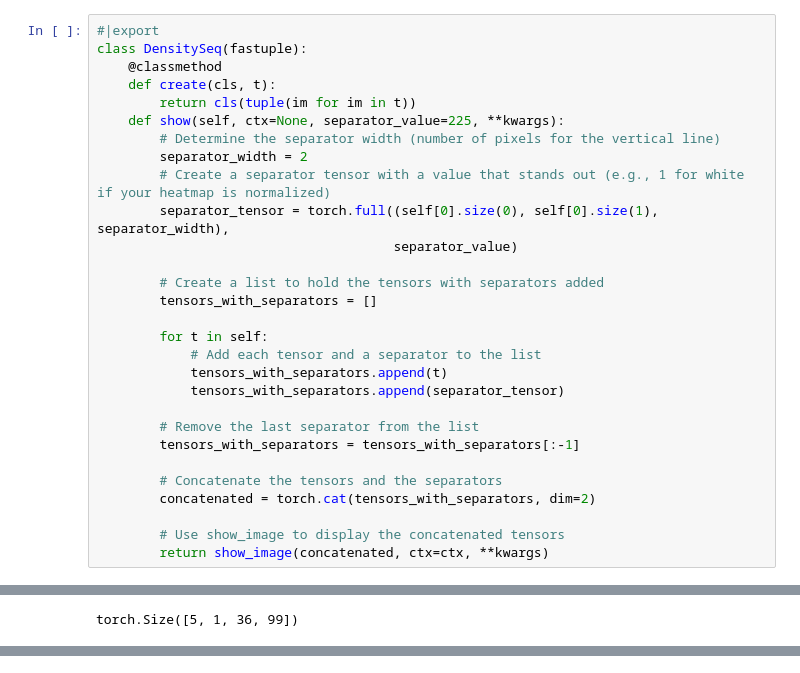
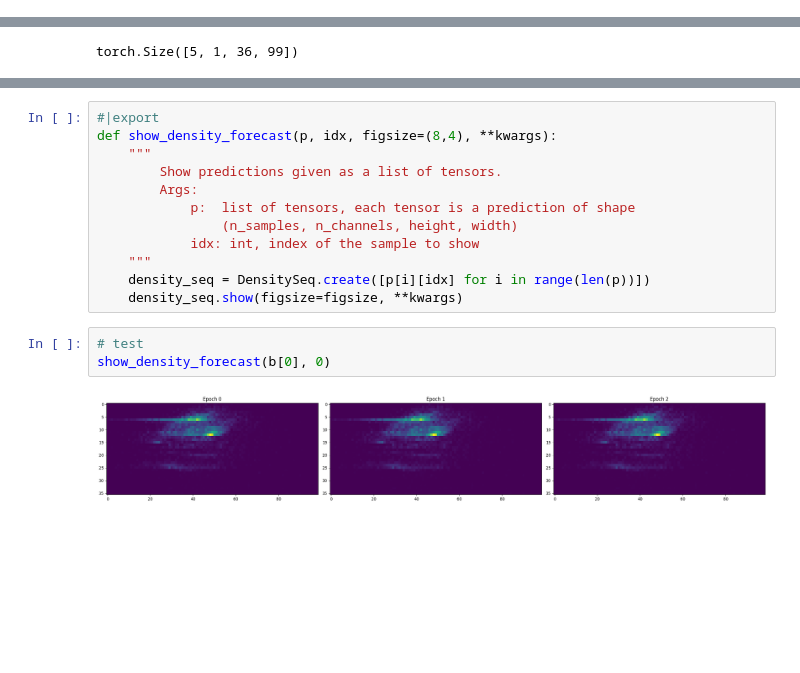
Before and after one commit to ARCLab-MIT/mocat-ml, a Jupyter notebook: nbs_lib/data.ipynb, the cells around one changed output, grey strips where cells are left out. Cells and saved outputs as stored; diff of their text form; blank space fills up the shorter version.

```diff
--- a/nbs_lib/data.ipynb
+++ b/nbs_lib/data.ipynb
@@ -101,32 +153,3 @@ ds_fixed = [ds[i] for i in range(2)]
 # As a Transform
 
 > Refactor into fastai compatible transform
-# %%
-#|export
-class DensitySeq(fastuple):
-    @classmethod
-    def create(cls, t):
-        return cls(tuple(im for im in t))
-    def show(self, ctx=None, separator_value=225, **kwargs):
-        # Determine the separator width (number of pixels for the vertical line)
-        separator_width = 2
-        # Create a separator tensor with a value that stands out (e.g., 1 for white if your heatmap is normalized)
-        separator_tensor = torch.full((self[0].size(0), self[0].size(1), separator_width),
-                                      separator_value)
-
-        # Create a list to hold the tensors with separators added
-        tensors_with_separators = []
-
-        for t in self:
-            # Add each tensor and a separator to the list
-            tensors_with_separators.append(t)
-            tensors_with_separators.append(separator_tensor)
-
-        # Remove the last separator from the list
-        tensors_with_separators = tensors_with_separators[:-1]
-
-        # Concatenate the tensors and the separators
-        concatenated = torch.cat(tensors_with_separators, dim=2)
-
-        # Use show_image to display the concatenated tensors
-        return show_image(concatenated, ctx=ctx, **kwargs)
@@ -184,0 +254,17 @@ dls.show_batch()
+# %%
+#|export
+def show_density_forecast(p, idx, figsize=(8,4), **kwargs):
+    """
+        Show predictions given as a list of tensors.
+        Args:
+            p:  list of tensors, each tensor is a prediction of shape
+                (n_samples, n_channels, height, width)
+            idx: int, index of the sample to show
+    """
+    density_seq = DensitySeq.create([p[i][idx] for i in range(len(p))])
+    density_seq.show(figsize=figsize, **kwargs)
+# %%
+# test
+show_density_forecast(b[0], 0)
+# %% [output]
+[figure, added]
```
Also changed, not shown: parts of 8 cells of this notebook, 7 other files.
